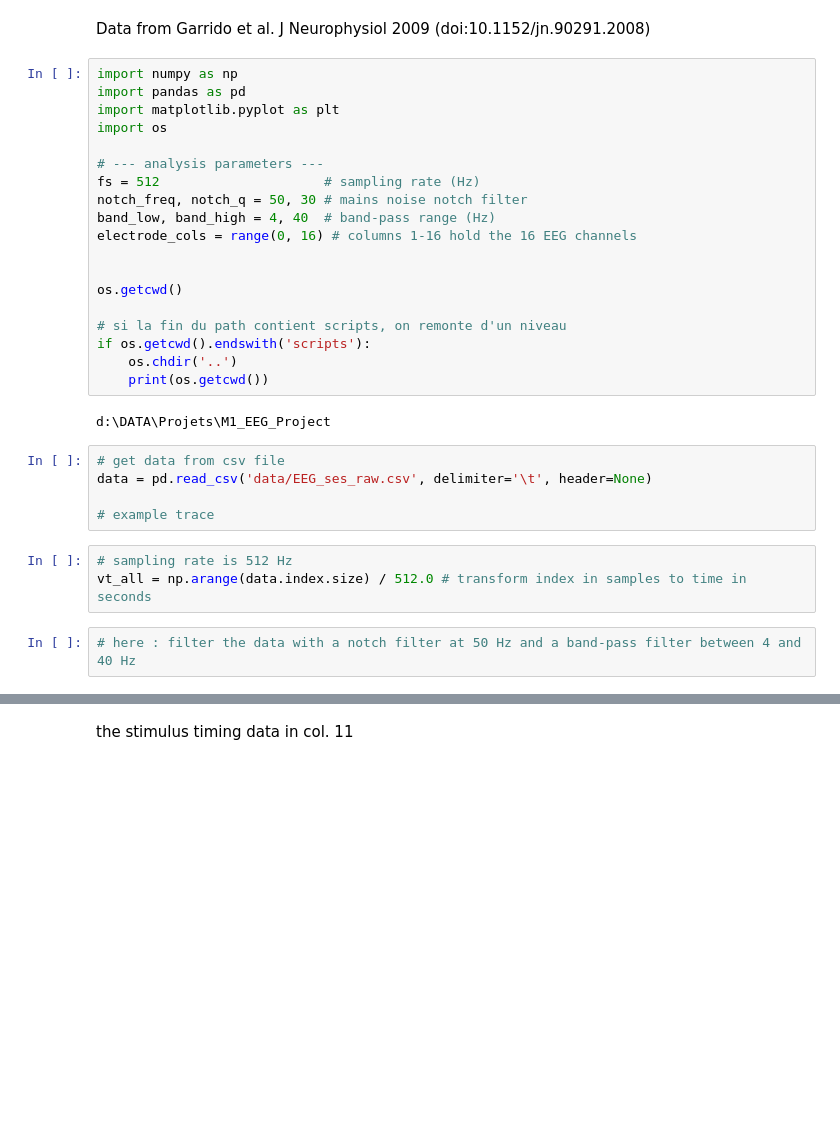
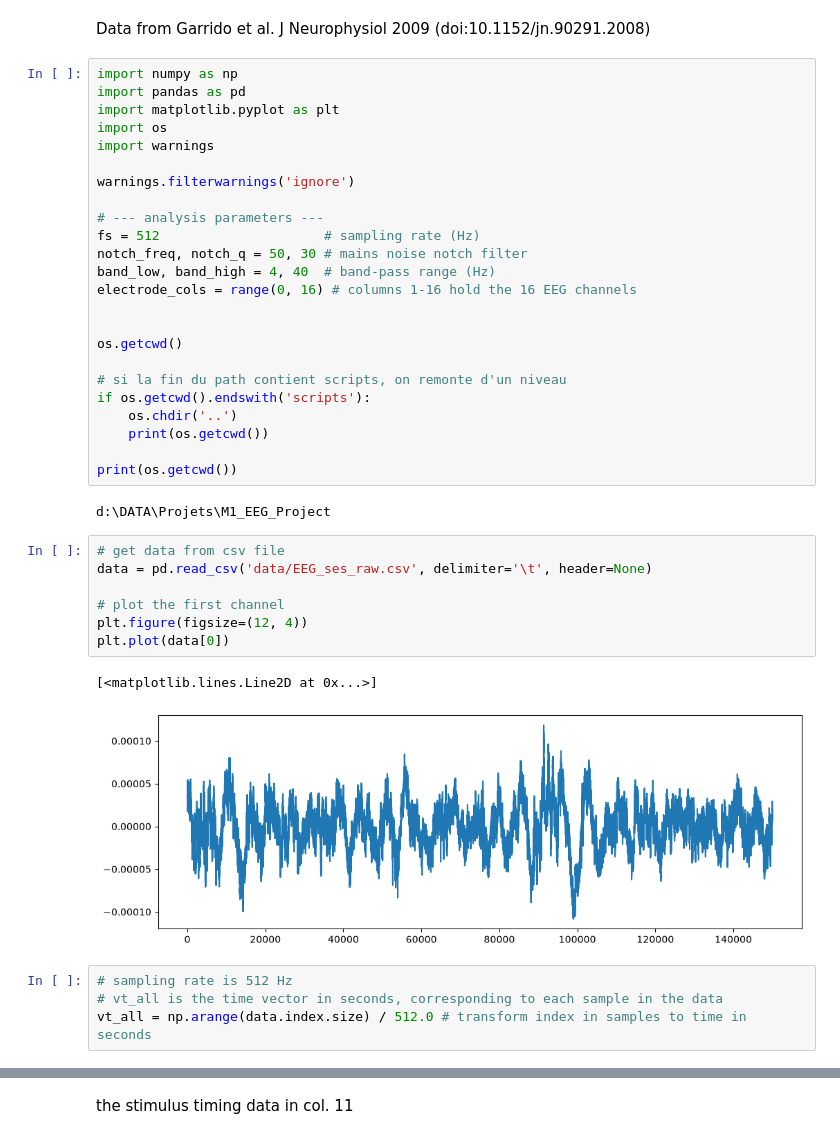
Before and after one commit to nicolascatz/M1_EEG_Project, a Jupyter notebook: scripts/DA1_TD1_Garrido_from_process_to_analysis_students.ipynb, the cells around one changed output, grey strips where cells are left out. Cells and saved outputs as stored; diff of their text form; blank space fills up the shorter version.

```diff
--- a/scripts/DA1_TD1_Garrido_from_process_to_analysis_students.ipynb
+++ b/scripts/DA1_TD1_Garrido_from_process_to_analysis_students.ipynb
@@ -8,6 +8,9 @@ import numpy as np
 import pandas as pd
 import matplotlib.pyplot as plt
 import os
+import warnings
+
+warnings.filterwarnings('ignore')
 
 # --- analysis parameters ---
 fs = 512                     # sampling rate (Hz)
@@ -22,15 +25,21 @@ os.getcwd()
 if os.getcwd().endswith('scripts'):
     os.chdir('..')
     print(os.getcwd())
+
+print(os.getcwd())
 # %% [output]
 d:\DATA\Projets\M1_EEG_Project
 # %%
 # get data from csv file
 data = pd.read_csv('data/EEG_ses_raw.csv', delimiter='\t', header=None)
 
-# example trace
+# plot the first channel
+plt.figure(figsize=(12, 4))
+plt.plot(data[0])
+# %% [output]
+[<matplotlib.lines.Line2D at 0x...>]
+[figure, added]
 # %%
 # sampling rate is 512 Hz
+# vt_all is the time vector in seconds, corresponding to each sample in the data
 vt_all = np.arange(data.index.size) / 512.0 # transform index in samples to time in seconds
-# %%
-# here : filter the data with a notch filter at 50 Hz and a band-pass filter between 4 and 40 Hz
```
Also changed, not shown: parts of 24 cells of this notebook, 1 other file.
